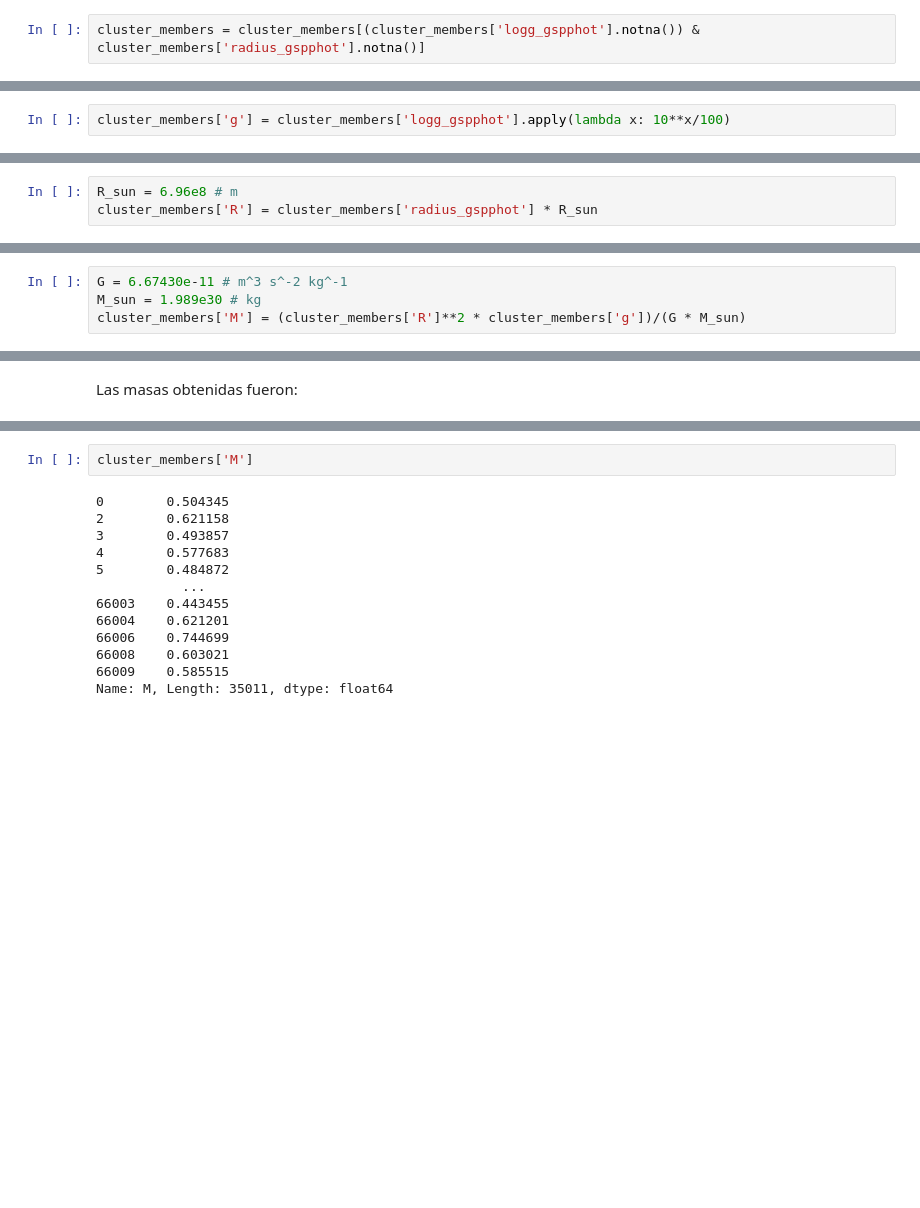
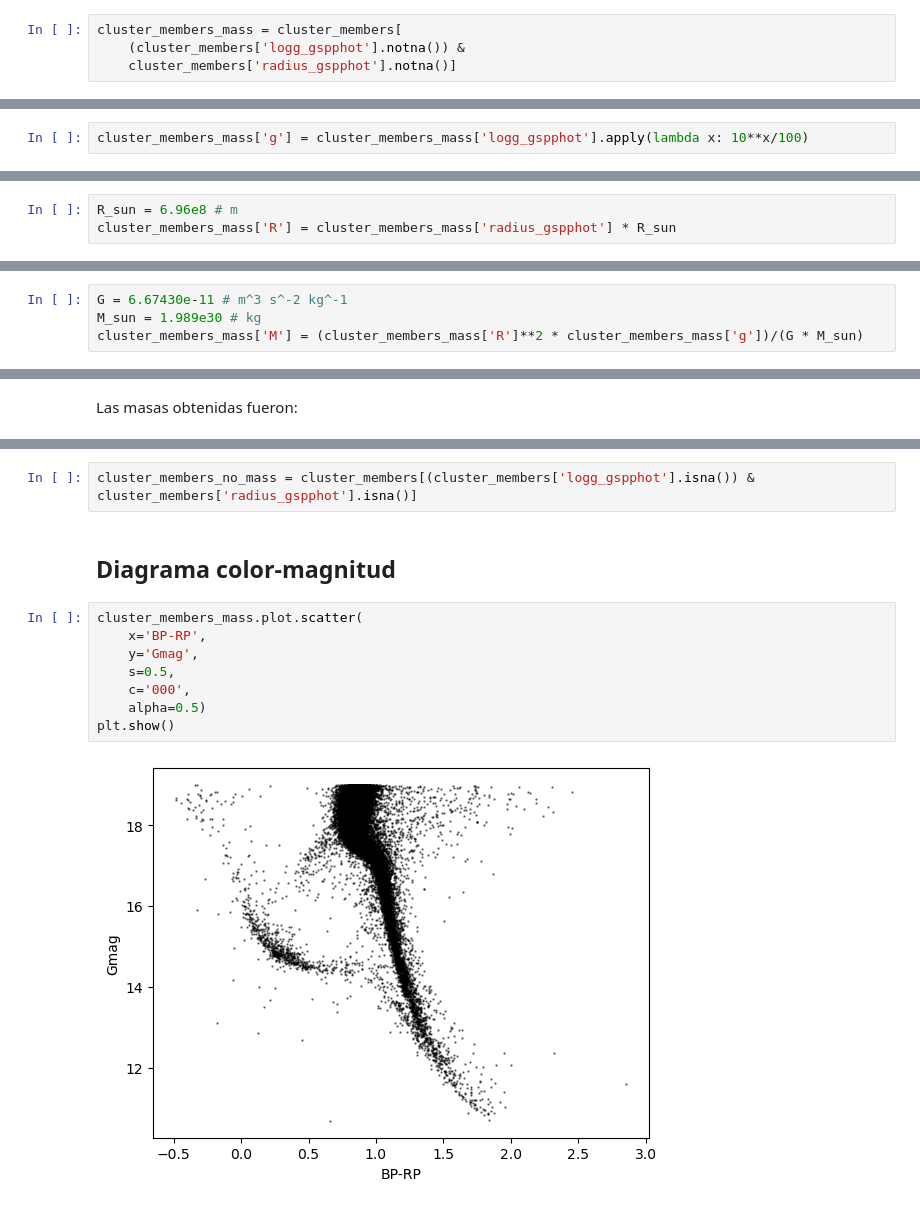
Before and after one commit to bejacore/trabajo-de-grado, a Jupyter notebook: notebooks/02-calculo_masas.ipynb, the cells around one changed output, grey strips where cells are left out. Saved outputs shown, nothing was run; the diff lists cells and outputs as text; blank space fills up the shorter version.

```diff
--- a/notebooks/02-calculo_masas.ipynb
+++ b/notebooks/02-calculo_masas.ipynb
@@ -42,7 +42,9 @@ cluster_members = pd.merge(cluster_members, logg_R_members[['GaiaDR3', 'logg_gsp
 # %% [markdown]
 Se filtran los datados que sean NaN para $\log{g}$, como para el radio.
 # %%
-cluster_members = cluster_members[(cluster_members['logg_gspphot'].notna()) & cluster_members['radius_gspphot'].notna()]
+cluster_members_mass = cluster_members[
+    (cluster_members['logg_gspphot'].notna()) &
+    cluster_members['radius_gspphot'].notna()]
 # %% [markdown]
 Ahora, para hallar la masa se tiene en cuenta que: $$g = \frac{GM}{R^2}$$
 
@@ -52,4 +54,4 @@ Para el cálculo de la masa se expresarán todas las unidades en el sistema inte
 # %% [markdown]
 Se crea una nueva columna que contenga los valores de $g\ [\text{m}\ \text{s}^{-2}]$.
 # %%
-cluster_members['g'] = cluster_members['logg_gspphot'].apply(lambda x: 10**x/100)
+cluster_members_mass['g'] = cluster_members_mass['logg_gspphot'].apply(lambda x: 10**x/100)
@@ -57,4 +65,4 @@ cluster_members['g'] = cluster_members['logg_gspphot'].apply(lambda x: 10**x/100
 El radio de las estrellas dados por Gaia tienen unidades de $\text{R}_\odot$, entonces se crea una nueva columna con el radio de la estrella en metros.
 # %%
 R_sun = 6.96e8 # m
-cluster_members['R'] = cluster_members['radius_gspphot'] * R_sun
+cluster_members_mass['R'] = cluster_members_mass['radius_gspphot'] * R_sun
@@ -63,4 +76,4 @@ Por último se procede a calcular la masa de las estrellas usando: $$M = \frac{R
 # %%
 G = 6.67430e-11 # m^3 s^-2 kg^-1
 M_sun = 1.989e30 # kg
-cluster_members['M'] = (cluster_members['R']**2 * cluster_members['g'])/(G * M_sun)
+cluster_members_mass['M'] = (cluster_members_mass['R']**2 * cluster_members_mass['g'])/(G * M_sun)
@@ -69,15 +107,14 @@ Las masas obtenidas fueron:
+# %%
+cluster_members_no_mass = cluster_members[(cluster_members['logg_gspphot'].isna()) & cluster_members['radius_gspphot'].isna()]
+# %% [markdown]
+## Diagrama color-magnitud
 # %%
-cluster_members['M']
+cluster_members_mass.plot.scatter(
+    x='BP-RP',
+    y='Gmag',
+    s=0.5,
+    c='000',
+    alpha=0.5)
+plt.show()
 # %% [output]
-0        0.504345
-2        0.621158
-3        0.493857
-4        0.577683
-5        0.484872
-           ...
-66003    0.443455
-66004    0.621201
-66006    0.744699
-66008    0.603021
-66009    0.585515
-Name: M, Length: 35011, dtype: float64
+[figure, added]
```
Also changed, not shown: parts of 5 cells of this notebook.
